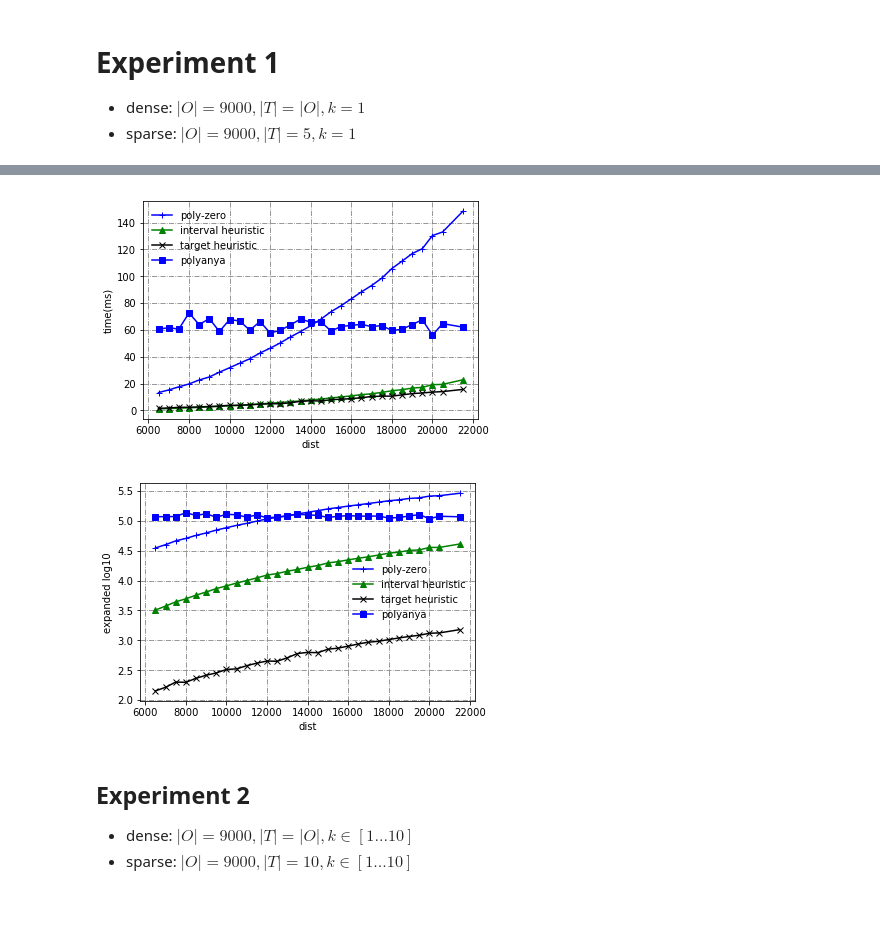
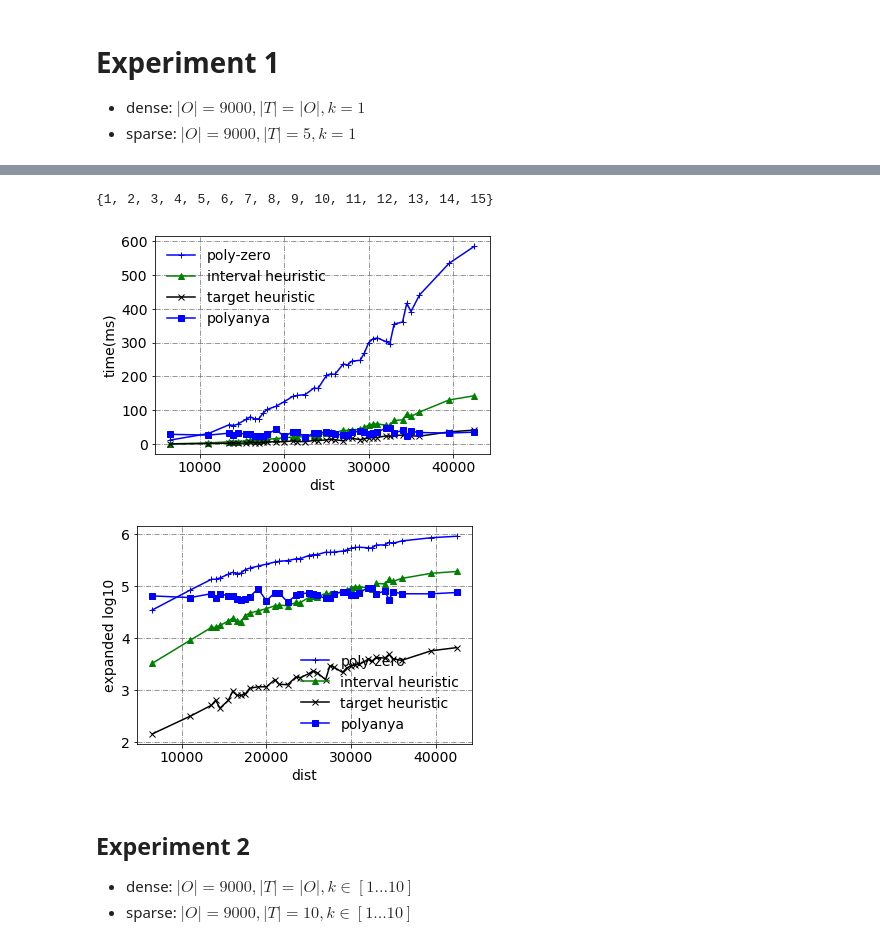
Before and after one commit to eggeek/Nav-Mesh-OkNN, a Jupyter notebook: analysis/Analysis.ipynb, the cells around one changed output, grey strips where cells are left out. Cells and saved outputs as stored; diff of their text form; code cells hidden in the pictures; blank space fills up the shorter version.

```diff
--- a/analysis/Analysis.ipynb
+++ b/analysis/Analysis.ipynb
@@ -149,0 +150,30 @@ plot_graph('dist', 'expanded log10', xs, ys,
+# %%
+# dense: time
+size = 50
+limit = 10
+df = df0.copy()
+df = df[df.k == 1]
+df.dist = (df.dist / size).astype(int)
+xs = {}
+ys = {}
+ye = {}
+xs[0], ys[0] = gen_xy(df, 'dist', 'cost_ki0', limit=limit)
+_    , ye[0] = gen_xy(df, 'dist', 'gen_ki0', limit=limit)
+
+xs[1], ys[1] = gen_xy(df, 'dist', 'cost_ki', limit=limit)
+_    , ye[1] = gen_xy(df, 'dist', 'gen_ki', limit=limit)
+
+xs[2], ys[2] = gen_xy(df, 'dist', 'cost_hi', limit=limit)
+_    , ye[2] = gen_xy(df, 'dist', 'gen_hi', limit=limit)
+
+xs[3], ys[3] = gen_xy(df, 'dist', 'cost_edbt', limit=limit)
+_    , ye[3] = gen_xy(df, 'dist', 'gen_edbt', limit=limit)
+
+for i in range(4):
+    xs[i] = [v * size for v in xs[i]]
+    ys[i] = [v / 1000 for v in ys[i]]
+    ys[i] =
+    ys[i] = np.log10(ys[i])
+
+plot_graph('dist', 'time(ms) log10', xs, ys,
+           ['poly-zero','interval heuristic', 'target heuristic', 'LVG'])
@@ -150,9 +182,13 @@ plot_graph('dist', 'expanded log10', xs, ys,
+# %%
+set(df1.pts)
+# %% [output]
+{1, 2, 3, 4, 5, 6, 7, 8, 9, 10, 11, 12, 13, 14, 15}
 # %%
 # sparse: time
-limit = 200
+limit = 10
 size = 500
 df = df1.copy()
-df = df[df.k==1]
+df = df[(df.k==1) & (df.pts == 5)]
 df.dist = (df.dist / size).astype(int)
 xs = {}
 ys = {}
@@ -168,28 +204,29 @@ for i in range(4):
 plot_graph('dist', 'time(ms)', xs, ys,
            ['poly-zero','interval heuristic', 'target heuristic', 'polyanya'])
 # %% [output]
-[figure, old version]
+[figure, new version]
 # %%
 # sparse: time
-limit= 200
+limit= 10
 size = 500
 df = df1.copy()
-df = df[df.k==1]
+df = df[(df.k==1) & (df.pts == 5)]
+
 df.dist = (df.dist / size).astype(int)
 xs = {}
 ys = {}
 xs[0], ys[0] = gen_xy(df, 'dist', 'gen_ki0', limit=limit)
 xs[1], ys[1] = gen_xy(df, 'dist', 'gen_ki', limit=limit)
 xs[2], ys[2] = gen_xy(df, 'dist', 'gen_hi', limit=limit)
 xs[3], ys[3] = gen_xy(df, 'dist', 'gen_poly', limit=limit)
 
 for i in range(4):
     xs[i] = [v * size for v in xs[i]]
     ys[i] = np.log10(ys[i])
 plot_graph('dist', 'expanded log10', xs, ys,
            ['poly-zero','interval heuristic', 'target heuristic', 'polyanya'])
 # %% [output]
-[figure, old version]
+[figure, new version]
 # %% [markdown]
 ## Experiment 2
 * dense: $|O|=9000,|T|=|O|,k \in [1...10]$
```
Also changed, not shown: parts of 3 cells of this notebook.
